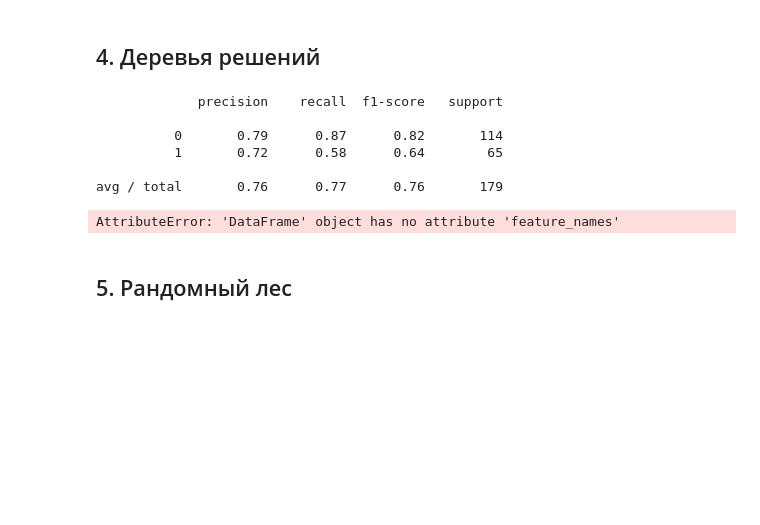
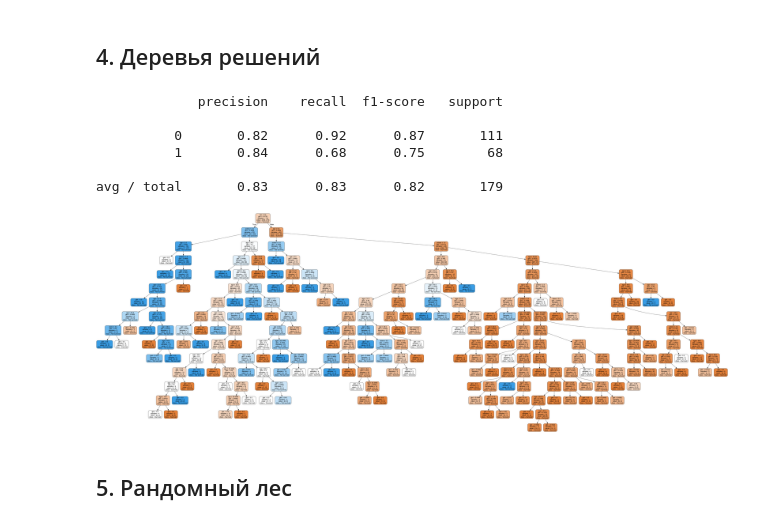
Before and after one commit to maryszmary/ml_hw, a Jupyter notebook: ml_hw1.ipynb, the cells around one changed output. Saved outputs shown, nothing was run; the diff lists cells and outputs as text; code cells hidden in the pictures; blank space fills up the shorter version.

```diff
--- a/ml_hw1.ipynb
+++ b/ml_hw1.ipynb
@@ -116,8 +116,6 @@ titanic_x.tail()
 #     if i == 9:
 #         test_x = titanic_x[fold * i:]
 #         test_y = titanic_x[fold * i:]
-from sklearn import tree
-
 
 def predict_with_tree(test_x, train_x, test_y, train_y):
     clf = DecisionTreeClassifier(min_samples_split=5)
@@ -125,27 +123,30 @@ def predict_with_tree(test_x, train_x, test_y, train_y):
     importances = pd.Series(clf.feature_importances_, index=['pclass', 'sex', 'age', 'alone'])
     predict_y = clf.predict(test_x)
     print(classification_report(test_y, predict_y))
-
+    return clf
 
 train_x, test_x, train_y, test_y = train_test_split(titanic_x, titanic_y, test_size=0.2)
-predict_with_tree(test_x, train_x, test_y, train_y)
+clf = predict_with_tree(test_x, train_x, test_y, train_y)
 # %% [output]
              precision    recall  f1-score   support
 
-          0       0.79      0.87      0.82       114
-          1       0.72      0.58      0.64        65
+          0       0.82      0.92      0.87       111
+          1       0.84      0.68      0.75        68
 
-avg / total       0.76      0.77      0.76       179
+avg / total       0.83      0.83      0.82       179
 # %%
 from IPython.display import Image
+from sklearn.tree import export_graphviz
+import pydotplus
+
 dot_data = tree.export_graphviz(clf, out_file=None,
-                                feature_names=titanic_x.feature_names,
-                                class_names=titanic_x.target_names,
+                                feature_names=titanic_x.columns,
+                                class_names=['Survived', 'Not survived'],
                                 filled=True, rounded=True,
                                 special_characters=True)
 graph = pydotplus.graph_from_dot_data(dot_data)
 Image(graph.create_png())
 # %% [output]
-AttributeError: 'DataFrame' object has no attribute 'feature_names'
+[figure, added]
 # %% [markdown]
 ## 5. Рандомный лес
```
Also changed, not shown: parts of 1 cell of this notebook.
